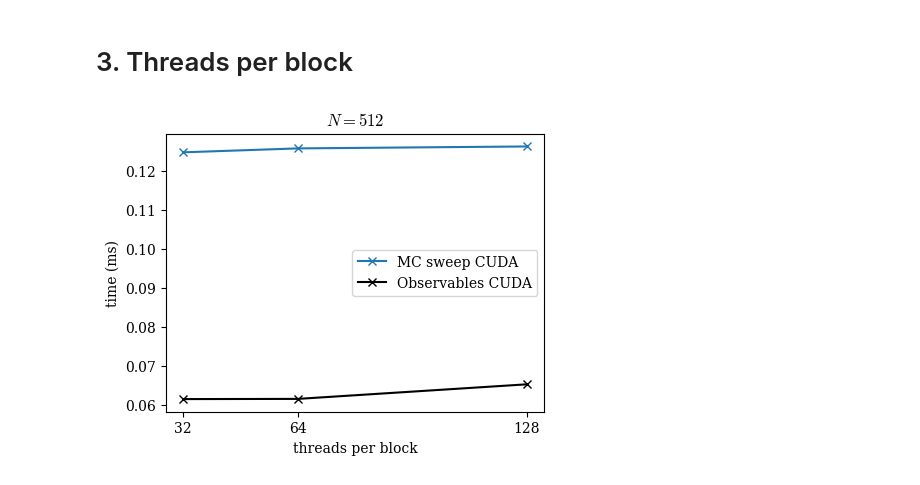
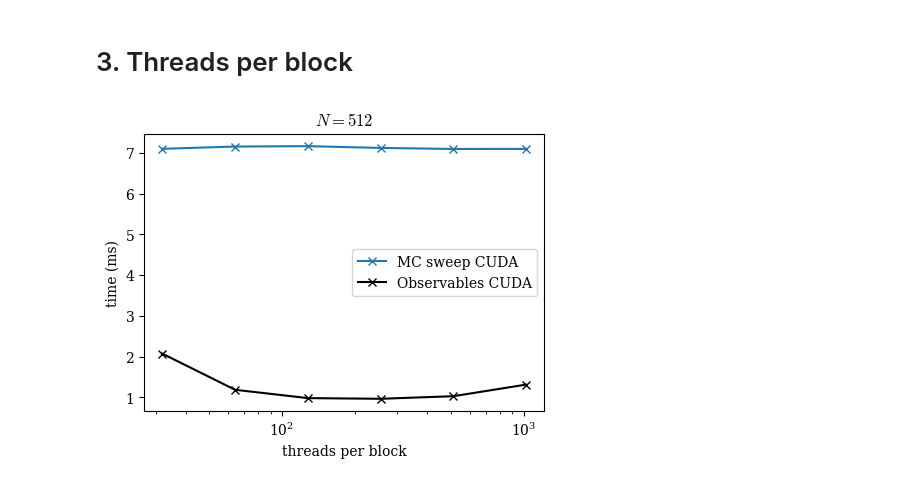
Before and after one commit to GiancarloSaran/ising_cuda, a Jupyter notebook: postproc/performance.ipynb, the cells around one changed output. Saved outputs shown, nothing was run; the diff lists cells and outputs as text; code cells hidden in the pictures.

```diff
--- a/postproc/performance.ipynb
+++ b/postproc/performance.ipynb
@@ -155,22 +138,22 @@ The usage of `cudarandState` while simple is actually limiting. The reported ban
 # %% [markdown]
 # 3. Threads per block
 # %%
-filtered_df = merged_df_CUDA[merged_df_CUDA['lattice_size'] == 512]
+filtered_df = merged_df_CUDA[merged_df_CUDA['lattice_size'] == 4096]
 mcmc_band_tpb = filtered_df.groupby('threads_per_block')['mcmc_time_ms'].mean()
 obs_band_tpb = filtered_df.groupby('threads_per_block')['observables_time_ms'].mean()
 tpb = mcmc_band_tpb.index.tolist()
 
 size, line = pf.plot_formatting(0.7, 4/3)
 fig, ax = plt.subplots(figsize = size)
 ax.set_xlabel('threads per block')
 ax.set_ylabel('time (ms)')
-ax.plot(tpb, mcmc_band_tpb, '-x', label='MC sweep CUDA')
-ax.plot(tpb, obs_band_tpb, '-x', color='black', label='Observables CUDA')
+ax.plot(tpb[:-1], mcmc_band_tpb[:-1], '-x', label='MC sweep CUDA')
+ax.plot(tpb[:-1], obs_band_tpb[:-1], '-x', color='black', label='Observables CUDA')
 ax.legend()
 plt.tight_layout()
 plt.title(rf'$N=512$')
-ax.set_xticks([32, 64, 128])
+plt.semilogx()
 fig.savefig('plots/tpbscaling.svg')
 plt.show()
 # %% [output]
-[figure, old version]
+[figure, new version]
```
Also changed, not shown: parts of 6 cells of this notebook, 5 other files.
